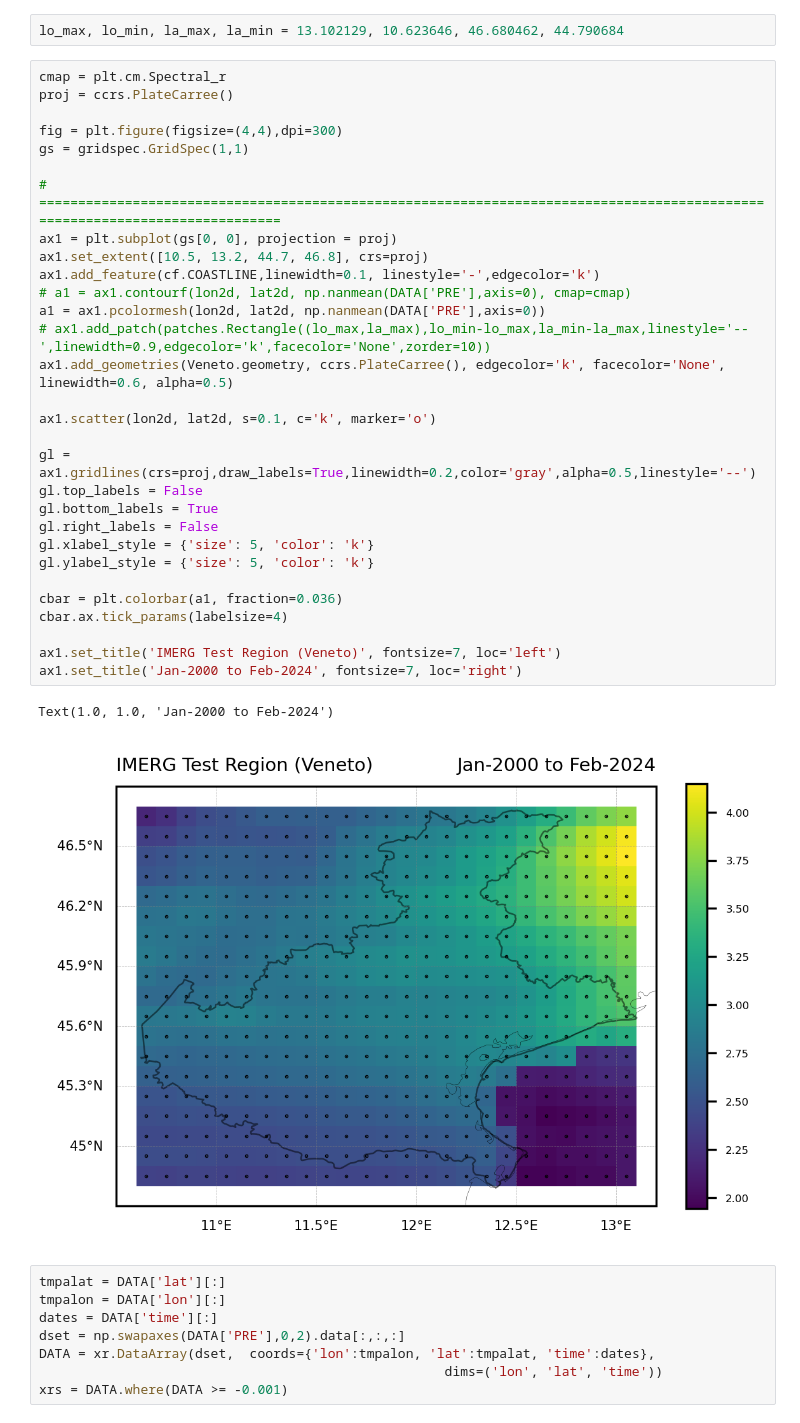
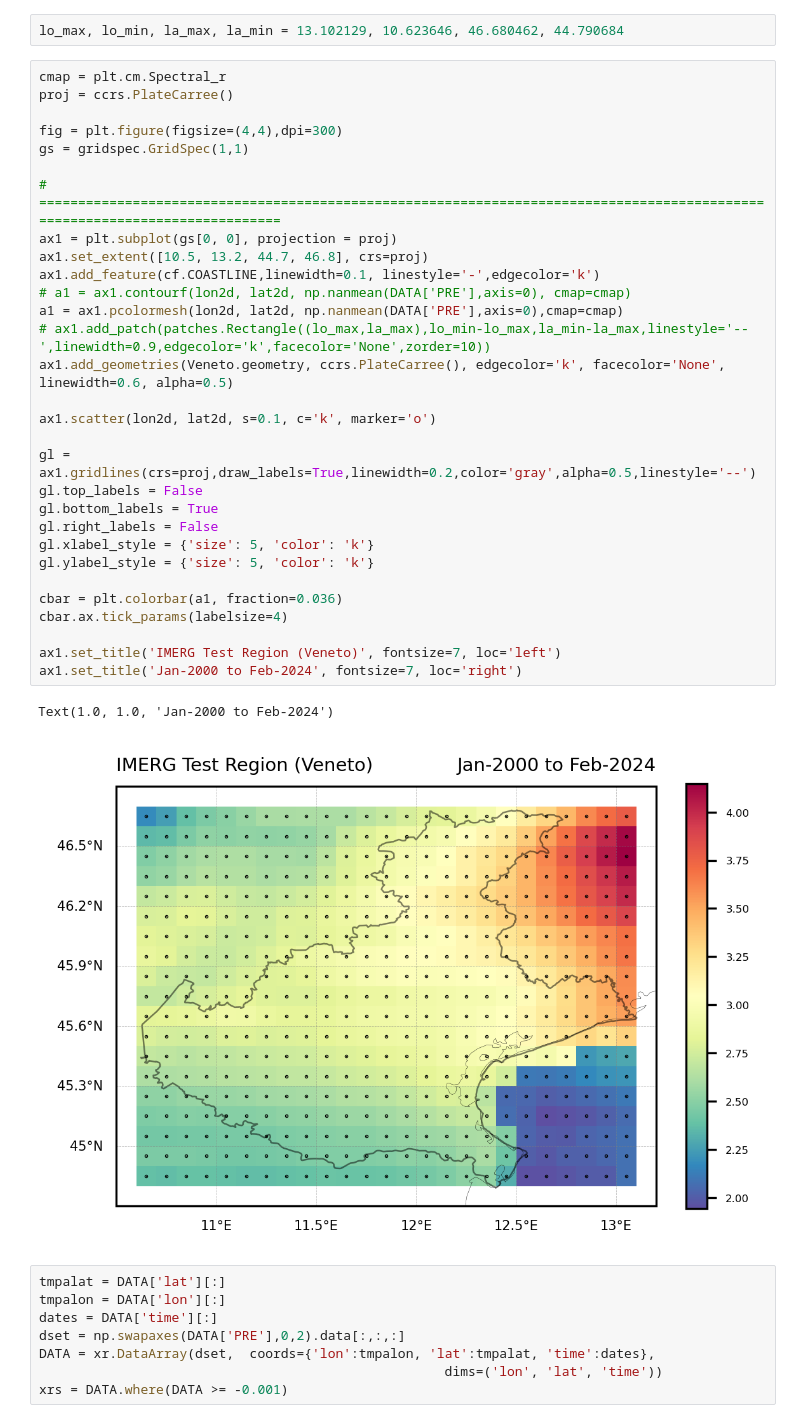
Before and after one commit to mhacarthur/downpy, a Jupyter notebook: codes/test_corr_gamma.ipynb, the cells around one changed output. Drawn from its saved outputs; the diff is of its cells as text.

```diff
--- a/codes/test_corr_gamma.ipynb
+++ b/codes/test_corr_gamma.ipynb
@@ -65,35 +67,35 @@ lo_max, lo_min, la_max, la_min = 13.102129, 10.623646, 46.680462, 44.790684
 cmap = plt.cm.Spectral_r
 proj = ccrs.PlateCarree()
 
 fig = plt.figure(figsize=(4,4),dpi=300)
 gs = gridspec.GridSpec(1,1)
 
 # ============================================================================================================================
 ax1 = plt.subplot(gs[0, 0], projection = proj)
 ax1.set_extent([10.5, 13.2, 44.7, 46.8], crs=proj)
 ax1.add_feature(cf.COASTLINE,linewidth=0.1, linestyle='-',edgecolor='k')
 # a1 = ax1.contourf(lon2d, lat2d, np.nanmean(DATA['PRE'],axis=0), cmap=cmap)
-a1 = ax1.pcolormesh(lon2d, lat2d, np.nanmean(DATA['PRE'],axis=0))
+a1 = ax1.pcolormesh(lon2d, lat2d, np.nanmean(DATA['PRE'],axis=0),cmap=cmap)
 # ax1.add_patch(patches.Rectangle((lo_max,la_max),lo_min-lo_max,la_min-la_max,linestyle='--',linewidth=0.9,edgecolor='k',facecolor='None',zorder=10))
 ax1.add_geometries(Veneto.geometry, ccrs.PlateCarree(), edgecolor='k', facecolor='None', linewidth=0.6, alpha=0.5)
 
 ax1.scatter(lon2d, lat2d, s=0.1, c='k', marker='o')
 
 gl = ax1.gridlines(crs=proj,draw_labels=True,linewidth=0.2,color='gray',alpha=0.5,linestyle='--')
 gl.top_labels = False
 gl.bottom_labels = True
 gl.right_labels = False
 gl.xlabel_style = {'size': 5, 'color': 'k'}
 gl.ylabel_style = {'size': 5, 'color': 'k'}
 
 cbar = plt.colorbar(a1, fraction=0.036)
 cbar.ax.tick_params(labelsize=4)
 
 ax1.set_title('IMERG Test Region (Veneto)', fontsize=7, loc='left')
 ax1.set_title('Jan-2000 to Feb-2024', fontsize=7, loc='right')
 # %% [output]
 Text(1.0, 1.0, 'Jan-2000 to Feb-2024')
-[figure, old version]
+[figure, new version]
 # %%
 tmpalat = DATA['lat'][:]
 tmpalon = DATA['lon'][:]
```
Also changed, not shown: parts of 25 cells of this notebook.
